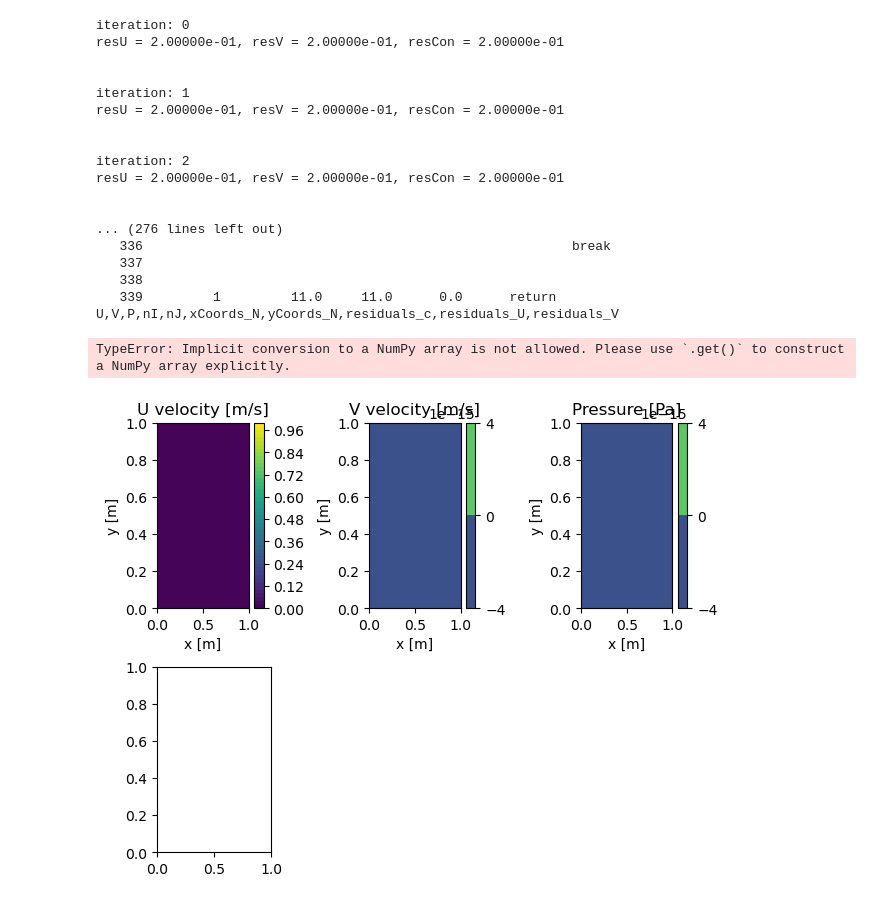
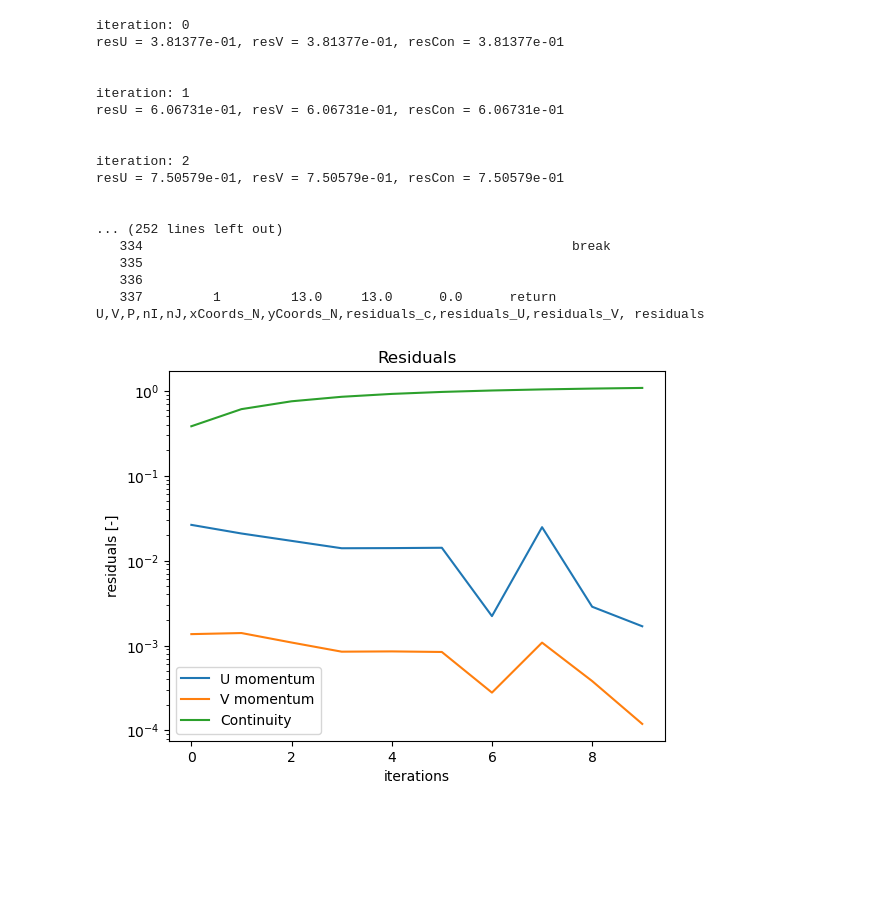
Before and after one commit to ritobanbiswas/TRA220_GUP-accelerated_CFD, a Jupyter notebook: CFD_notebook_updated_solver.ipynb, the cells around one changed output. Saved outputs shown, nothing was run; the diff lists cells and outputs as text; code cells hidden in the pictures; blank space fills up the shorter version.

```diff
--- a/CFD_notebook_updated_solver.ipynb
+++ b/CFD_notebook_updated_solver.ipynb
@@ -372,46 +371,47 @@ data_file = open ('data_FOU_CD.txt')# data file where the given solution is stor
 
 # Geometric inputs (fixed so that a fair comparison can be made)
 
-mI = 101 # number of mesh points X direction.
-mJ = 101 # number of mesh points Y direction.
+mI = 1001 # number of mesh points X direction.
+mJ = 1001 # number of mesh points Y direction.
 xL =  1 # length in X direction
 yL =  1 # length in Y direction
 
 # Solver inputs
 nIterations           = 10 # maximum number of iterations
-solver = 'gcs'
+# Solvers: cgs, cg, gmres, qmr, lgmres, Jacobi, Gauss-Seidel
+solver = 'gmres'
                               # pressure correction with Gauss-Seidel
-resTolerance = 1e-7 # convergence criteria for residuals
+resTolerance = 1e-4 # convergence criteria for residuals
                      # each variable
-alphaUV = 0.05     # under relaxation factor for U and V
-alphaP  = 0.05       # under relaxation factor for P
+alphaUV = 0.5       # under relaxation factor for U and V
+alphaP  = 0.5       # under relaxation factor for P
 
-plotting = True
+plotting = False
 # %%
 # ============ Run Solver ===============
 
 profiler_wrapper = lineProfiler(main) #Create a wrapper for the function to be profiled
-U,V,P,nI,nJ,xCoords_N,yCoords_N,residuals_c,residuals_U,residuals_V = profiler_wrapper(mI,mJ,xL,yL,mu,UWall,nIterations,alphaUV,rho,alphaP,resTolerance,solver) #Call the wrapper
+U,V,P,nI,nJ,xCoords_N,yCoords_N,residuals_c,residuals_U,residuals_V,residuals = profiler_wrapper(mI,mJ,xL,yL,mu,UWall,nIterations,alphaUV,rho,alphaP,resTolerance,solver) #Call the wrapper
 
 lineProfiler.print_stats() #Print the results
 # %% [output]
 iteration: 0
-resU = 2.00000e-01, resV = 2.00000e-01, resCon = 2.00000e-01
+resU = 3.81377e-01, resV = 3.81377e-01, resCon = 3.81377e-01
 
 
 iteration: 1
-resU = 2.00000e-01, resV = 2.00000e-01, resCon = 2.00000e-01
+resU = 6.06731e-01, resV = 6.06731e-01, resCon = 6.06731e-01
 
 
 iteration: 2
-resU = 2.00000e-01, resV = 2.00000e-01, resCon = 2.00000e-01
+resU = 7.50579e-01, resV = 7.50579e-01, resCon = 7.50579e-01
 
 
-... (276 lines left out)
-   336                                                       break
-   337
-   338
-   339         1         11.0     11.0      0.0      return U,V,P,nI,nJ,xCoords_N,yCoords_N,residuals_c,residuals_U,residuals_V
+... (252 lines left out)
+   334                                                       break
+   335
+   336
+   337         1         13.0     13.0      0.0      return U,V,P,nI,nJ,xCoords_N,yCoords_N,residuals_c,residuals_U,residuals_V, residuals
 # %%
 # ============== Plotting =================
 
@@ -424,18 +424,15 @@ if plotting:
     nJ = np.asnumpy(nJ)
     xCoords_N = np.asnumpy(xCoords_N)
     yCoords_N = np.asnumpy(yCoords_N)
-    residuals_c = np.asnumpy(residuals_c)
-    residuals_U = np.asnumpy(residuals_U)
-    residuals_V = np.asnumpy(residuals_V)
 
     U[:,nJ-1] = UWall
     #Velocity Vector normalization for plotting
-    UVvec = np.zeros((nI,nJ))
-    U_norm = np.zeros((nI,nJ))
-    V_norm = np.zeros((nI,nJ))
+    UVvec = numpy.zeros((nI,nJ))
+    U_norm = numpy.zeros((nI,nJ))
+    V_norm = numpy.zeros((nI,nJ))
     for i in range(1,nI-1):
         for j in range(1,nJ-1):
-            UVvec[i,j] =np.sqrt(pow(U[i,j],2) + pow(V[i,j],2))
+            UVvec[i,j] =numpy.sqrt(pow(U[i,j],2) + pow(V[i,j],2))
             U_norm[i,j] = U[i,j] / UVvec[i,j]
             V_norm[i,j] = V[i,j] / UVvec[i,j]
 
@@ -484,7 +481,7 @@ if plotting:
     # Vector plot
     plt.subplot(2,3,4)
     norm = mpl.colors.LogNorm()
-    concat_UVvec=np.concatenate(UVvec)
+    concat_UVvec=numpy.concatenate(UVvec)
     norm.autoscale(concat_UVvec)
     colormap=mpl.cm.viridis
     pcm=plt.quiver(xCoords_N, yCoords_N, U_norm, V_norm, color=colormap(norm(concat_UVvec)),scale=15)
@@ -497,9 +494,9 @@ if plotting:
     plt.tight_layout()
 
     # Comparison with data
-    data=np.genfromtxt(data_file, skip_header=1)
-    uInterp = np.zeros((nJ-2,1))
-    vInterp = np.zeros((nJ-2,1))
+    data=numpy.genfromtxt(data_file, skip_header=1)
+    uInterp = numpy.zeros((nJ-2,1))
+    vInterp = numpy.zeros((nJ-2,1))
     for j in range(1,nJ-1):
         for i in range(1,nI-1):
             if xCoords_N[i,j]<0.5 and xCoords_N[i+1,j]>0.5:
@@ -508,32 +505,46 @@ if plotting:
                 break
             elif abs(xCoords_N[i,j]-0.5) < 0.000001:
                 uInterp[j-1] = U[i,j]
                 vInterp[j-1] = V[i,j]
                 break
 
     plt.subplot(2,3,5)
     plt.plot(data[:,0],data[:,2],'r.',markersize=20,label='data U')
     plt.plot(data[:,1],data[:,2],'b.',markersize=20,label='data V')
     plt.plot(uInterp,yCoords_N[1,1:-1],'k',label='sol U')
     plt.plot(vInterp,yCoords_N[1,1:-1],'g',label='sol V')
     plt.title('Comparison with data at x = 0.5')
     plt.xlabel('u, v [m/s]')
     plt.ylabel('y [m]')
     plt.legend()
 
     plt.subplot(2,3,6)
     plt.plot(residuals_U, label='U momentum')
     plt.plot(residuals_V, label='V momentum')
     plt.plot(residuals_c, label='Continuity')
     plt.title('Residual convergence')
     plt.xlabel('iterations')
     plt.ylabel('residuals [-]')
     plt.legend()
     plt.title('Residuals')
     plt.yscale('log')
 
     plt.show()
     #plt.close()
+else:
+    residuals_c = np.asnumpy(residuals[0,:])
+    residuals_U = np.asnumpy(residuals[1,:])
+    residuals_V = np.asnumpy(residuals[2,:])
+
+    plt.figure(1)
+    plt.plot(residuals_U, label='U momentum')
+    plt.plot(residuals_V, label='V momentum')
+    plt.plot(residuals_c, label='Continuity')
+    plt.title('Residual convergence')
+    plt.xlabel('iterations')
+    plt.ylabel('residuals [-]')
+    plt.legend()
+    plt.title('Residuals')
+    plt.yscale('log')
 # %% [output]
-TypeError: Implicit conversion to a NumPy array is not allowed. Please use `.get()` to construct a NumPy array explicitly.
-[figure, old version]
+[figure, new version]
```
Also changed, not shown: parts of 2 cells of this notebook.
